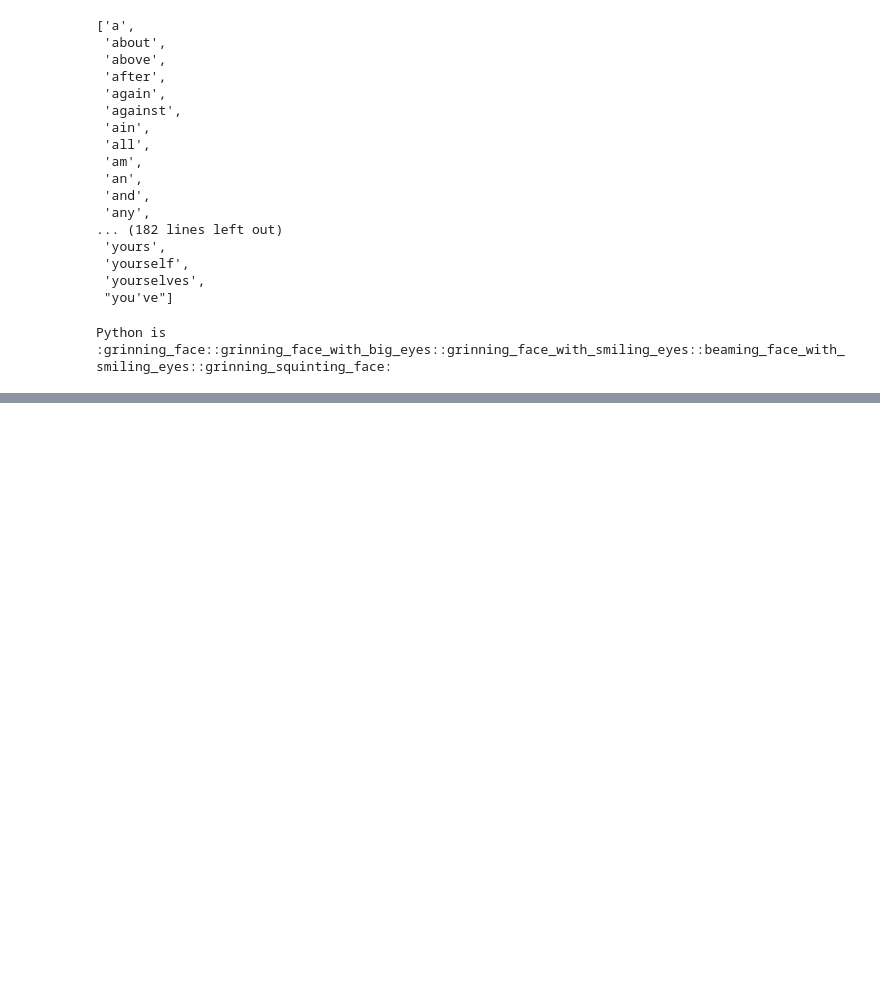
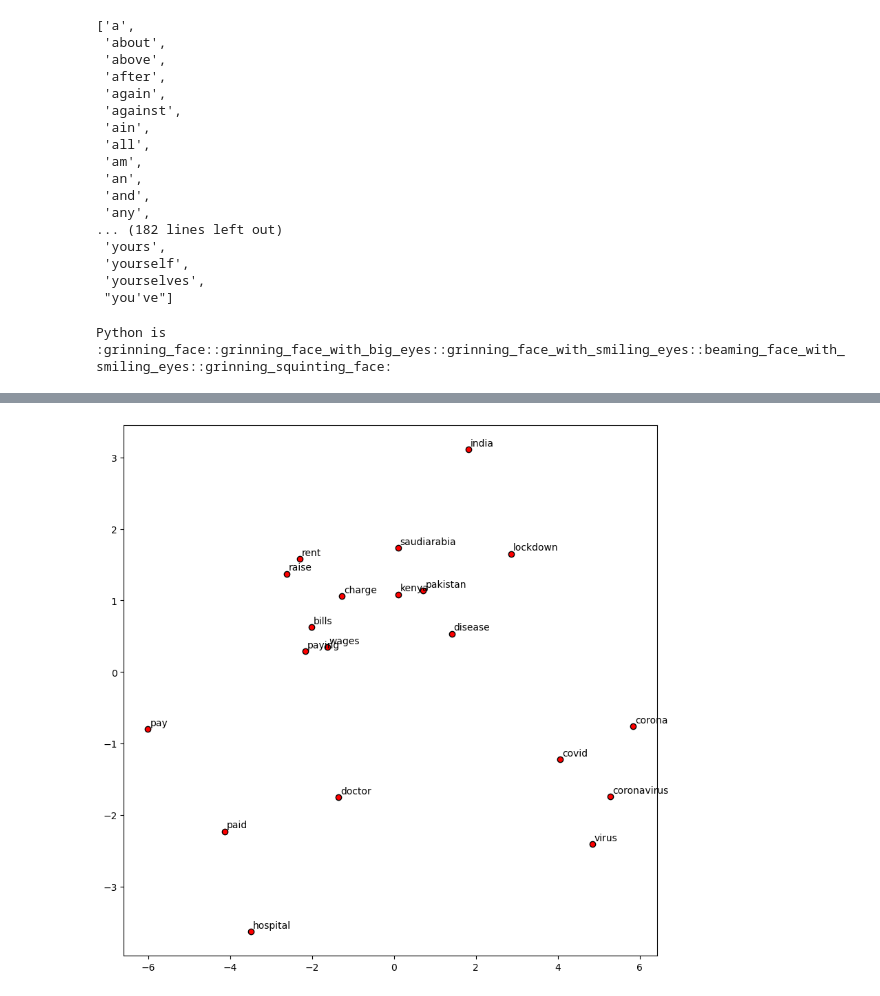
Before and after one commit to Naman-Agrawal19/DL, a Jupyter notebook: NLP.ipynb, the cells around one changed output, grey strips where cells are left out. Drawn from its saved outputs; the diff is of its cells as text; code cells hidden in the pictures; blank space fills up the shorter version.

```diff
--- a/NLP.ipynb
+++ b/NLP.ipynb
@@ -265,0 +2479,5 @@ Python is  :grinning_face::grinning_face_with_big_eyes::grinning_face_with_smili
+# %%
+dataset = pd.DataFrame(texts, columns=['text'])
+dataset['length'] = dataset['text'].apply(lambda x: len(x.split()))
+dataset['Sentiment'] = df['Sentiment']
+print(dataset.shape)
@@ -265,0 +2486,2 @@ Python is  :grinning_face::grinning_face_with_big_eyes::grinning_face_with_smili
+# %%
+dataset = dataset.query("length>3")
@@ -265,0 +2503,7 @@ Python is  :grinning_face::grinning_face_with_big_eyes::grinning_face_with_smili
+# %%
+from gensim.models import Word2Vec
+sentences = list(dataset['text'].apply(lambda x: x.split(' ')))
+w2v = Word2Vec(sentences, vector_size=100, workers=4, sg=0, negative=10)
+
+# printing words vocabulary
+words = list(w2v.wv.key_to_index)
@@ -265,0 +2618,19 @@ Python is  :grinning_face::grinning_face_with_big_eyes::grinning_face_with_smili
+# %%
+from sklearn.decomposition import PCA
+from sklearn.manifold import TSNE
+import matplotlib.pyplot as plt
+
+def display_pca(model, words=None, sample=10):
+    if words==None:
+        words = np.random.choice(list(w2v.wv.key_to_index), sample)
+    word_vectors = np.array([model.wv[word] for word in words])
+    twodim = PCA().fit_transform(word_vectors)[:,:2]
+
+    plt.figure(figsize=(10,10))
+    plt.scatter(twodim[:,0], twodim[:,1], edgecolors='k', c='r')
+    for word, (x,y) in zip(words, twodim):
+        plt.text(x+0.05, y+0.05, word)
+# %%
+display_pca(w2v,['coronavirus', 'covid', 'virus', 'corona','disease', 'saudiarabia',  'doctor', 'hospital', 'pakistan', 'kenya', 'pay', 'paying', 'paid', 'wages', 'raise', 'bills', 'rent', 'charge', 'india', 'lockdown'])
+# %% [output]
+[figure, added]
```
Also changed, not shown: parts of 179 cells of this notebook, 21 other files.
